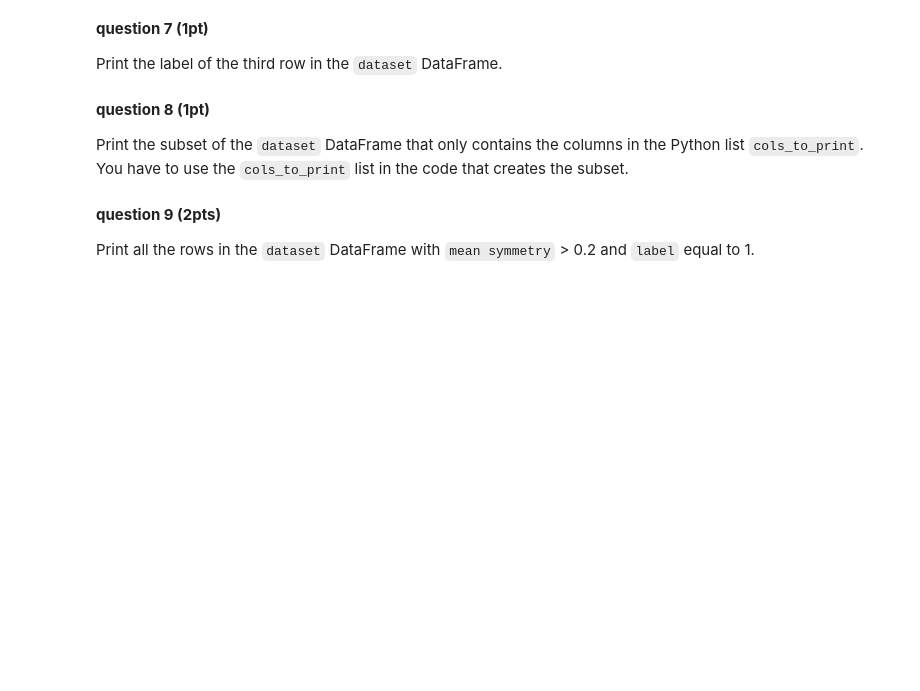
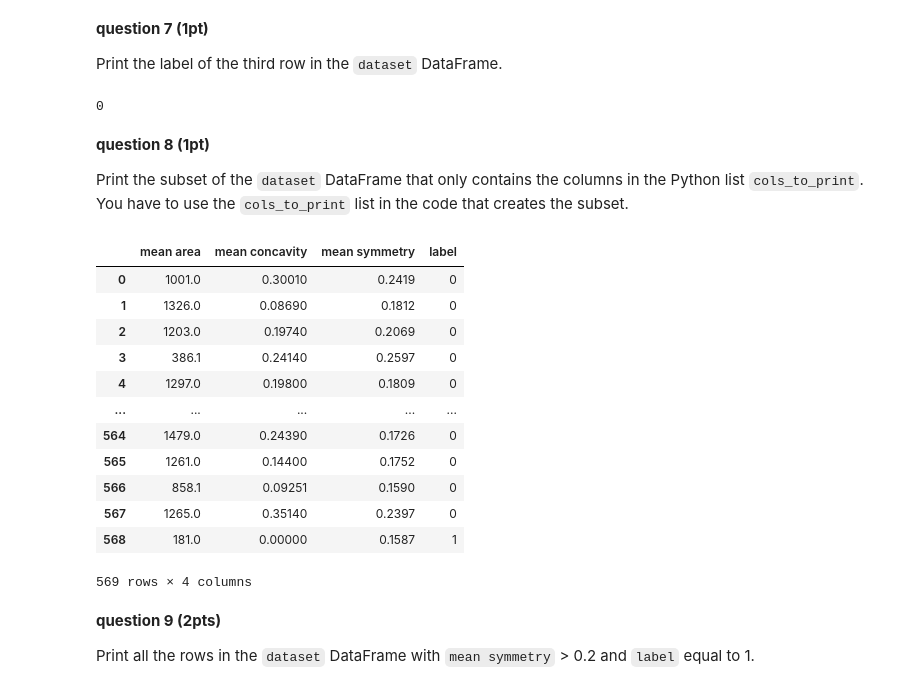
Before and after one commit to kiaravav/-D012513A_Python_20230124, a Jupyter notebook: Practical Python Specialized Bioinformatics 20230124.ipynb, the cells around one changed output. Saved outputs shown, nothing was run; the diff lists cells and outputs as text; code cells hidden in the pictures; blank space fills up the shorter version.

```diff
--- a/Practical Python Specialized Bioinformatics 20230124.ipynb
+++ b/Practical Python Specialized Bioinformatics 20230124.ipynb
@@ -140,8 +163,11 @@ Print the column `label` from the `dataset` DataFrame using `.iloc`.
 Print the label of the third row in the `dataset` DataFrame.
 # %%
 #start code here
-
+#The third row has index 2
+dataset.loc[2, 'label']
 #end code here
+# %% [output]
+0
 # %% [markdown]
 **question 8 (1pt)**
 
@@ -149,9 +175,23 @@ Print the subset of the `dataset` DataFrame that only contains the columns in th
 # %%
 cols_to_print = ['mean area','mean concavity','mean symmetry','label']
 
 #start code here
-
+dataset.loc[:, cols_to_print]
 #end code here
+# %% [output]
+|  | mean area | mean concavity | mean symmetry | label |
+| 0 | 1001.0 | 0.30010 | 0.2419 | 0 |
+| 1 | 1326.0 | 0.08690 | 0.1812 | 0 |
+| 2 | 1203.0 | 0.19740 | 0.2069 | 0 |
+| 3 | 386.1 | 0.24140 | 0.2597 | 0 |
+| 4 | 1297.0 | 0.19800 | 0.1809 | 0 |
+| ... | ... | ... | ... | ... |
+| 564 | 1479.0 | 0.24390 | 0.1726 | 0 |
+| 565 | 1261.0 | 0.14400 | 0.1752 | 0 |
+| 566 | 858.1 | 0.09251 | 0.1590 | 0 |
+| 567 | 1265.0 | 0.35140 | 0.2397 | 0 |
+| 568 | 181.0 | 0.00000 | 0.1587 | 1 |
+569 rows × 4 columns
 # %% [markdown]
 **question 9 (2pts)**
 
```
Also changed, not shown: parts of 10 cells of this notebook.
